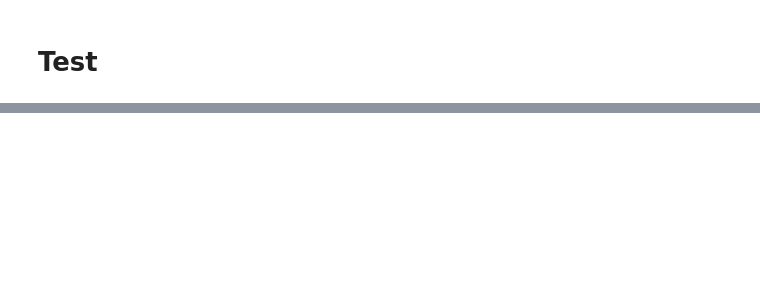
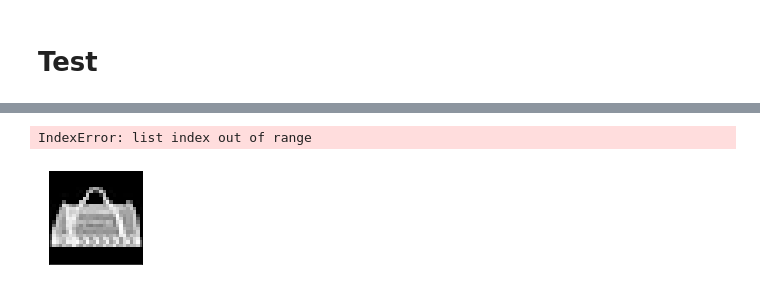
Before and after one commit to bouazizghazi55/deep_learning, a Jupyter notebook: TODO_CheckpointANN_completed.ipynb, the cells around one changed output, grey strips where cells are left out. Cells and saved outputs as stored; diff of their text form; code cells hidden in the pictures; blank space fills up the shorter version.

```diff
--- a/TODO_CheckpointANN_completed.ipynb
+++ b/TODO_CheckpointANN_completed.ipynb
@@ -138,20 +150,23 @@ test_predictions
 # %%
 plt.figure(figsize=(10,10))
-for i in range(None):
+for i in range(1):
     plt.subplot(5,5,i+1)
     plt.xticks([])
     plt.yticks([])
     plt.grid('off')
 
     img_index = np.random.randint(0, 10000)
     plt.imshow(test_images[img_index], cmap=plt.cm.gray)
 
-    actual_label = int(None)
-    predicted_label = int(None)
+    actual_label = int(img_index)
+    predicted_label = int(actual_label)
 
     plt.xlabel("Actual: {} ({})\n Predicted: {} ({})".format(
         actual_label, text_labels[actual_label], predicted_label, text_labels[predicted_label]
     ))
 
 plt.tight_layout()
 plt.show()
+# %% [output]
+IndexError: list index out of range
+[figure, added]
```
Also changed, not shown: parts of 8 cells of this notebook.
